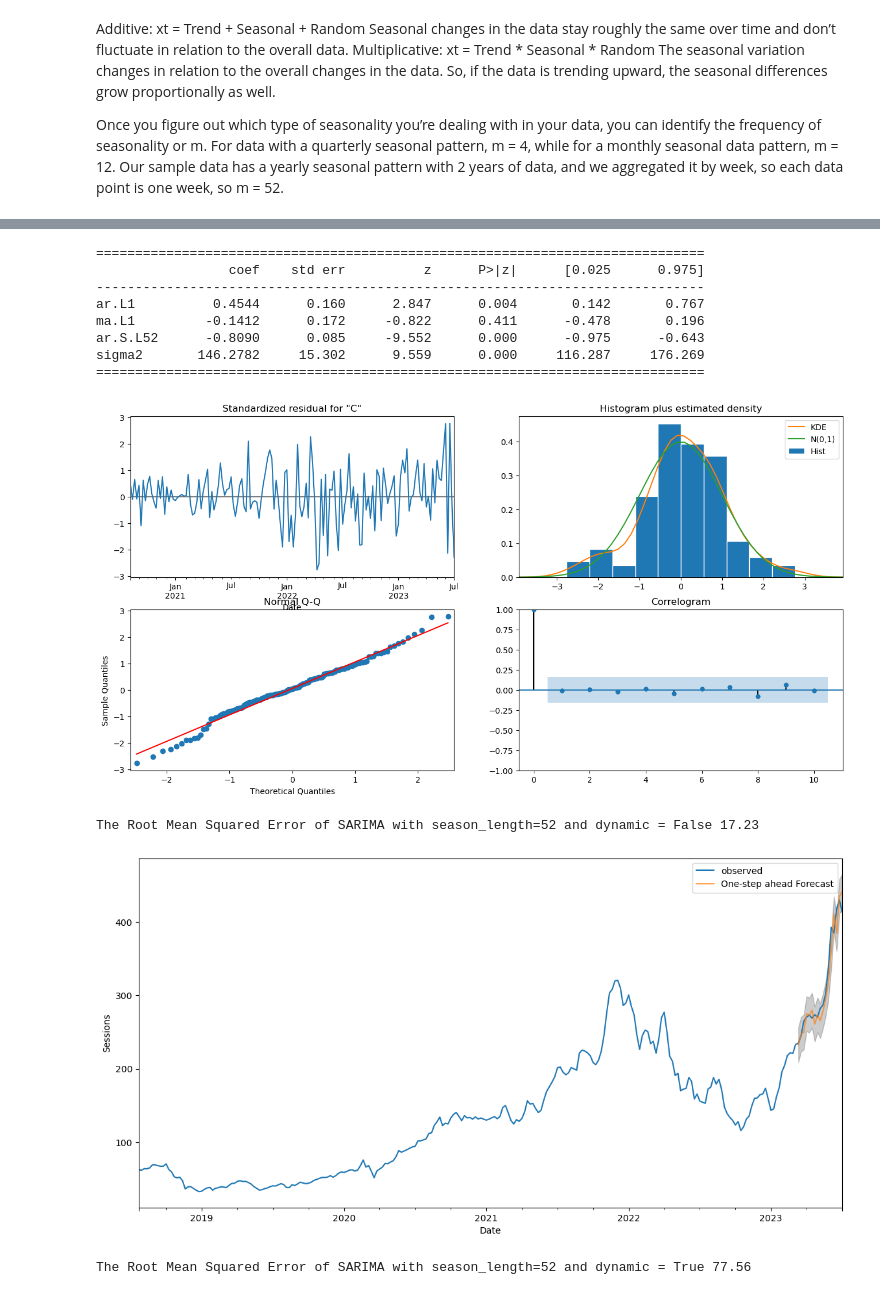
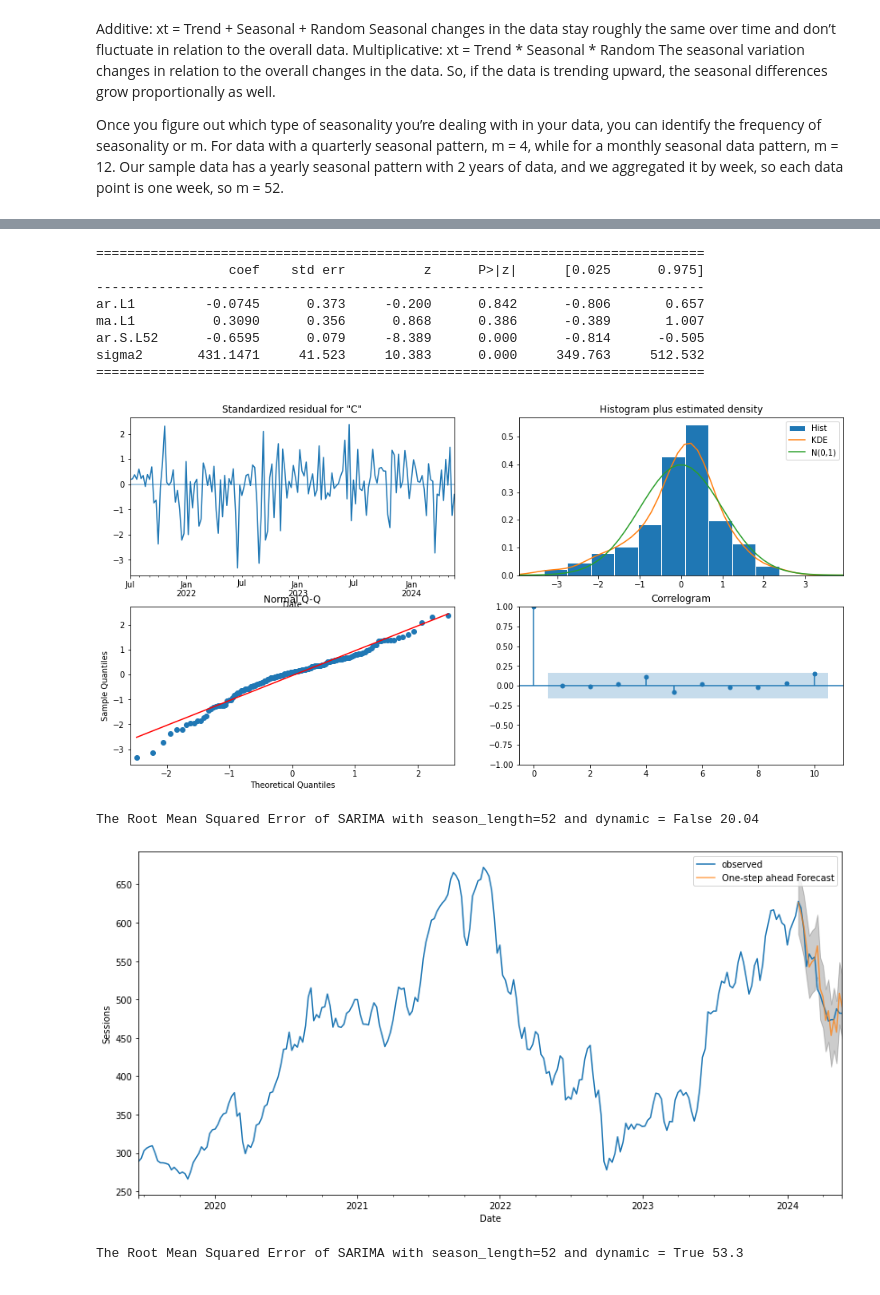
Before and after one commit to nickessner/FinancialPredictions, a Jupyter notebook: machineLearningNotebook.ipynb, the cells around one changed output, grey strips where cells are left out. Drawn from its saved outputs; the diff is of its cells as text; code cells hidden in the pictures.

```diff
--- a/machineLearningNotebook.ipynb
+++ b/machineLearningNotebook.ipynb
@@ -420,7 +307,7 @@ DatetimeIndex([], dtype='datetime64[ns, America/New_York]', name='Date', freq=No
 # Select the proper time period for weekly aggreagation
 
 resampleDfs = []
-for ticker in ['NVDA']:#current_portfolio:
+for ticker in tickerLst:#current_portfolio:
     resampleDf = rsiDfFull[rsiDfFull['Ticker']==ticker]
 
     # # Specify the desired frequency and generate a date range
@@ -585,0 +431,24 @@ predict_date = len(y) - len(y[:startTestWeekDate]) # the number of data points f
+# %%
+print(currentDate)
+current_date = datetime.strptime(currentDate, "%m/%d/%Y")
+
+# Subtract 4 months from the current date
+endTrainingDate = current_date - relativedelta(months=4)
+# Add 4 days to the current date
+endTrainingDate += timedelta(days=4)
+
+# Set the start of the test week to be one week after the end training date
+startTestWeekDate = endTrainingDate + timedelta(weeks=1)
+
+# Generate formatted date strings
+endTrainingWeekDateStr = endTrainingDate.strftime("%Y-%m-%d")
+startTestWeekNearestWeekStr = startTestWeekDate.strftime("%Y-%m-%d")
+startTestWeekDateStr = startTestWeekDate.strftime("%Y-%m-%d")
+
+# Find the closest dates in y.index
+endTrainingDate = y.index[y.index.get_loc(endTrainingDate, method='nearest')]
+startTestWeekDate = y.index[y.index.get_loc(startTestWeekDate, method='nearest')]
+
+# Print adjusted dates for debugging
+print("Adjusted End Training Date:", endTrainingDate)
+print("Adjusted Start Test Week Date:", startTestWeekDate)
@@ -656,7 +585,10 @@ def sarima_eva(y,order,seasonal_order,seasonal_period,pred_date,y_to_test):
 
     # The dynamic=False argument ensures that we produce one-step ahead forecasts,
     # meaning that forecasts at each point are generated using the full history up to that point.
-    pred = results.get_prediction(start=pd.to_datetime(pred_date).tz_localize('America/New_York'), dynamic=False)
+    try:
+        pred = results.get_prediction(start=pd.to_datetime(pred_date).tz_localize('America/New_York'), dynamic=False)
+    except:
+        pred = results.get_prediction(start=pred_date, dynamic=False)
     pred_ci = pred.conf_int()
     y_forecasted = pred.predicted_mean
     mse = ((y_forecasted - y_to_test) ** 2).mean()
@@ -676,7 +608,10 @@ def sarima_eva(y,order,seasonal_order,seasonal_period,pred_date,y_to_test):
     # A better representation of our true predictive power can be obtained using dynamic forecasts.
     # In this case, we only use information from the time series up to a certain point,
     # and after that, forecasts are generated using values from previous forecasted time points.
-    pred_dynamic = results.get_prediction(start=pd.to_datetime(pred_date).tz_localize('America/New_York'), dynamic=True, full_results=True)
+    try:
+        pred_dynamic = results.get_prediction(start=pd.to_datetime(pred_date).tz_localize('America/New_York'), dynamic=True, full_results=True)
+    except:
+        pred_dynamic = results.get_prediction(start=pred_date, dynamic=True, full_results=True)
     pred_dynamic_ci = pred_dynamic.conf_int()
     y_forecasted_dynamic = pred_dynamic.predicted_mean
     mse_dynamic = ((y_forecasted_dynamic - y_to_test) ** 2).mean()
@@ -695,3 +630,7 @@ def sarima_eva(y,order,seasonal_order,seasonal_period,pred_date,y_to_test):
     plt.show()
 
     return (results)
+# %%
+# startTestWeekNearestWeekStr
+startTestWeekNearestWeekReal = y_to_val.index[0]#.strftime('%Y-%d-%m')
+startTestWeekNearestWeekReal
@@ -698,15 +639,16 @@ def sarima_eva(y,order,seasonal_order,seasonal_period,pred_date,y_to_test):
 # %%
-model = sarima_eva(y,(1, 1, 1),(1, 1, 0, 52),52,startTestWeekNearestWeek,y_to_val)
+model = sarima_eva(y,(1, 1, 1),(1, 1, 0, 52),52,startTestWeekNearestWeekReal,y_to_val)
+# model = sarima_eva(y,(1, 1, 1),(1, 1, 0, 52),52,'2024-4-2',y_to_val)
 # %% [output]
 ==============================================================================
                  coef    std err          z      P>|z|      [0.025      0.975]
 ------------------------------------------------------------------------------
-ar.L1          0.4544      0.160      2.847      0.004       0.142       0.767
-ma.L1         -0.1412      0.172     -0.822      0.411      -0.478       0.196
-ar.S.L52      -0.8090      0.085     -9.552      0.000      -0.975      -0.643
-sigma2       146.2782     15.302      9.559      0.000     116.287     176.269
+ar.L1         -0.0745      0.373     -0.200      0.842      -0.806       0.657
+ma.L1          0.3090      0.356      0.868      0.386      -0.389       1.007
+ar.S.L52      -0.6595      0.079     -8.389      0.000      -0.814      -0.505
+sigma2       431.1471     41.523     10.383      0.000     349.763     512.532
 ==============================================================================
-[figure, old version]
+[figure, new version]
-The Root Mean Squared Error of SARIMA with season_length=52 and dynamic = False 17.23
+The Root Mean Squared Error of SARIMA with season_length=52 and dynamic = False 20.04
-[figure, old version]
+[figure, new version]
-The Root Mean Squared Error of SARIMA with season_length=52 and dynamic = True 77.56
+The Root Mean Squared Error of SARIMA with season_length=52 and dynamic = True 53.3
```
Also changed, not shown: parts of 33 cells of this notebook, 2 other files.
